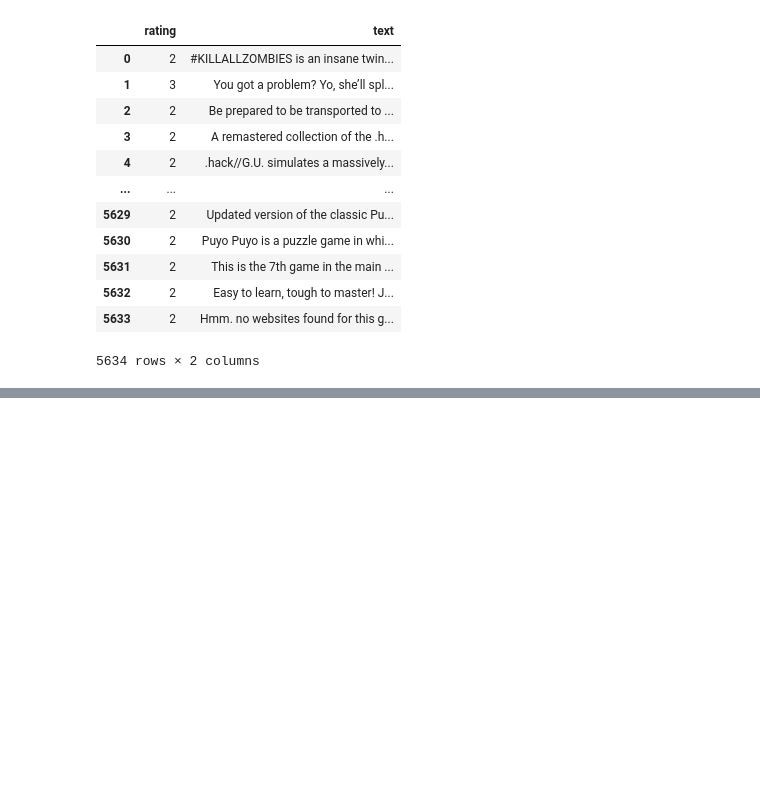
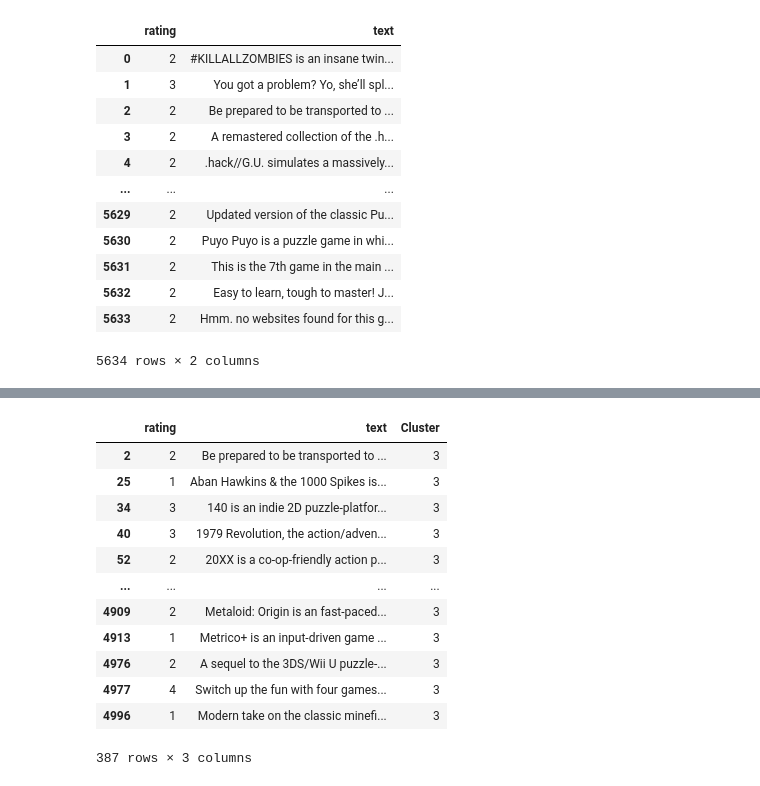
Before and after one commit to wclewett/Video-Game-Success-Predictor, a Jupyter notebook: python/ML exploration.ipynb, the cells around one changed output, grey strips where cells are left out. Saved outputs shown, nothing was run; the diff lists cells and outputs as text; code cells hidden in the pictures; blank space fills up the shorter version.

```diff
--- a/python/ML exploration.ipynb
+++ b/python/ML exploration.ipynb
@@ -183,0 +215,3 @@ test_df
+# %%
+for i in range(len(predicted_clusters)):
+    print(predicted_clusters[i])
@@ -183,0 +268,5 @@ test_df
+# %%
+for i in range(5000):
+    cluster = predicted_clusters[i]
+    train_df['Cluster'][i] = cluster
+train_df
@@ -183,0 +294,16 @@ test_df
+# %%
+train_df[train_df['Cluster'] == 3]
+# %% [output]
+|  | rating | text | Cluster |
+| 2 | 2 | Be prepared to be transported to ... | 3 |
+| 25 | 1 | Aban Hawkins & the 1000 Spikes is... | 3 |
+| 34 | 3 | 140 is an indie 2D puzzle-platfor... | 3 |
+| 40 | 3 | 1979 Revolution, the action/adven... | 3 |
+| 52 | 2 | 20XX is a co-op-friendly action p... | 3 |
+| ... | ... | ... | ... |
+| 4909 | 2 | Metaloid: Origin is an fast-paced... | 3 |
+| 4913 | 1 | Metrico+ is an input-driven game ... | 3 |
+| 4976 | 2 | A sequel to the 3DS/Wii U puzzle-... | 3 |
+| 4977 | 4 | Switch up the fun with four games... | 3 |
+| 4996 | 1 | Modern take on the classic minefi... | 3 |
+387 rows × 3 columns
```
Also changed, not shown: parts of 11 cells of this notebook, 8 other files.
